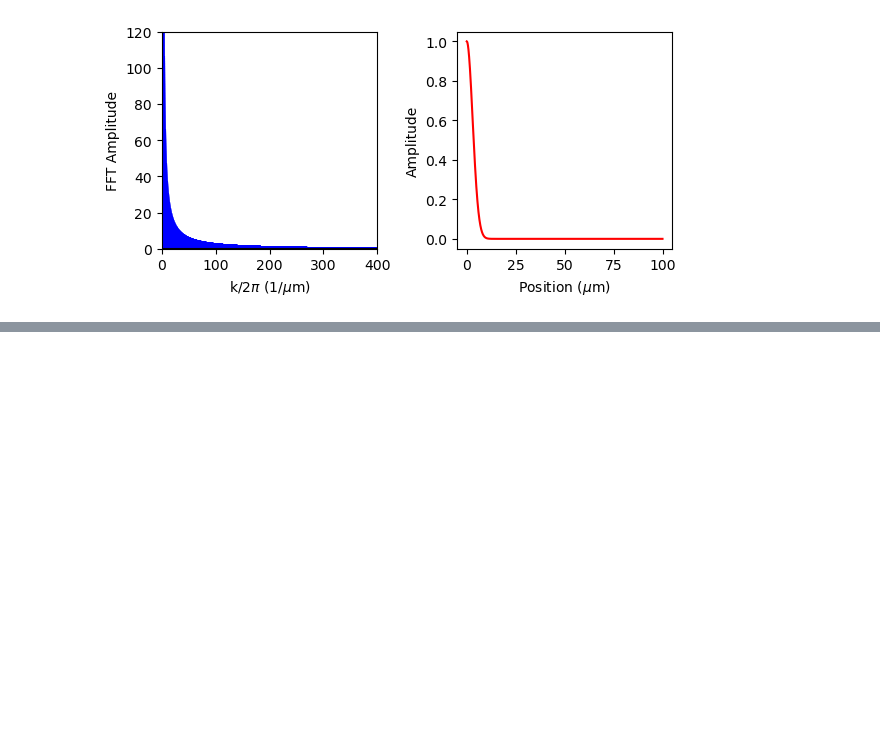
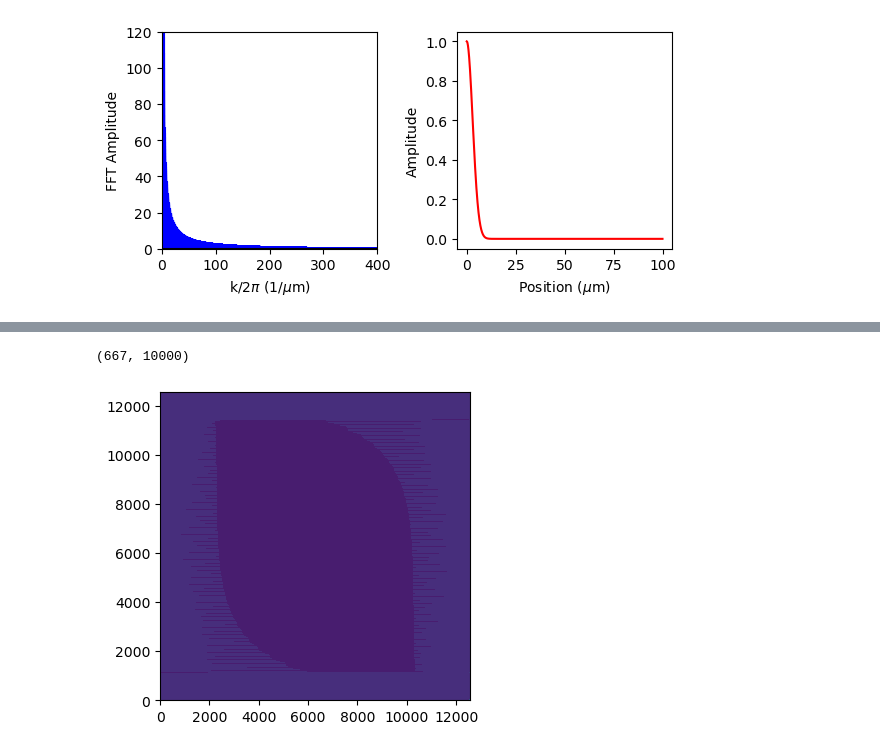
Before and after one commit to huanium/huanium, a Jupyter notebook: MIT_PhD/BEC1/Analysis/Traveling wave simulation.ipynb, the cells around one changed output, grey strips where cells are left out. Cells and saved outputs as stored; diff of their text form; code cells hidden in the pictures; blank space fills up the shorter version.

```diff
--- a/MIT_PhD/BEC1/Analysis/Traveling wave simulation.ipynb
+++ b/MIT_PhD/BEC1/Analysis/Traveling wave simulation.ipynb
@@ -106,0 +128,17 @@ for j in range(len(k)):
+# %%
+# now let's do a spatial FT on V_zt_MG:
+w_new = 2*np.pi*freq
+k_new = 2*np.pi*k
+
+# generate V_kw_MG
+V_kw_MG = fft2(V_zt_MG)
+print(V_kw_MG.shape)
+
+# show space time diagram for V(z,t)
+fig, ax = plt.subplots(figsize=(4,4))
+ax.contourf(k_new, w_new, np.real(V_kw_MG), 20)
+ax.set_aspect('auto')
+plt.show()
+# %% [output]
+(667, 10000)
+[figure, added]
```
Also changed, not shown: parts of 9 cells of this notebook, 27 other files.
